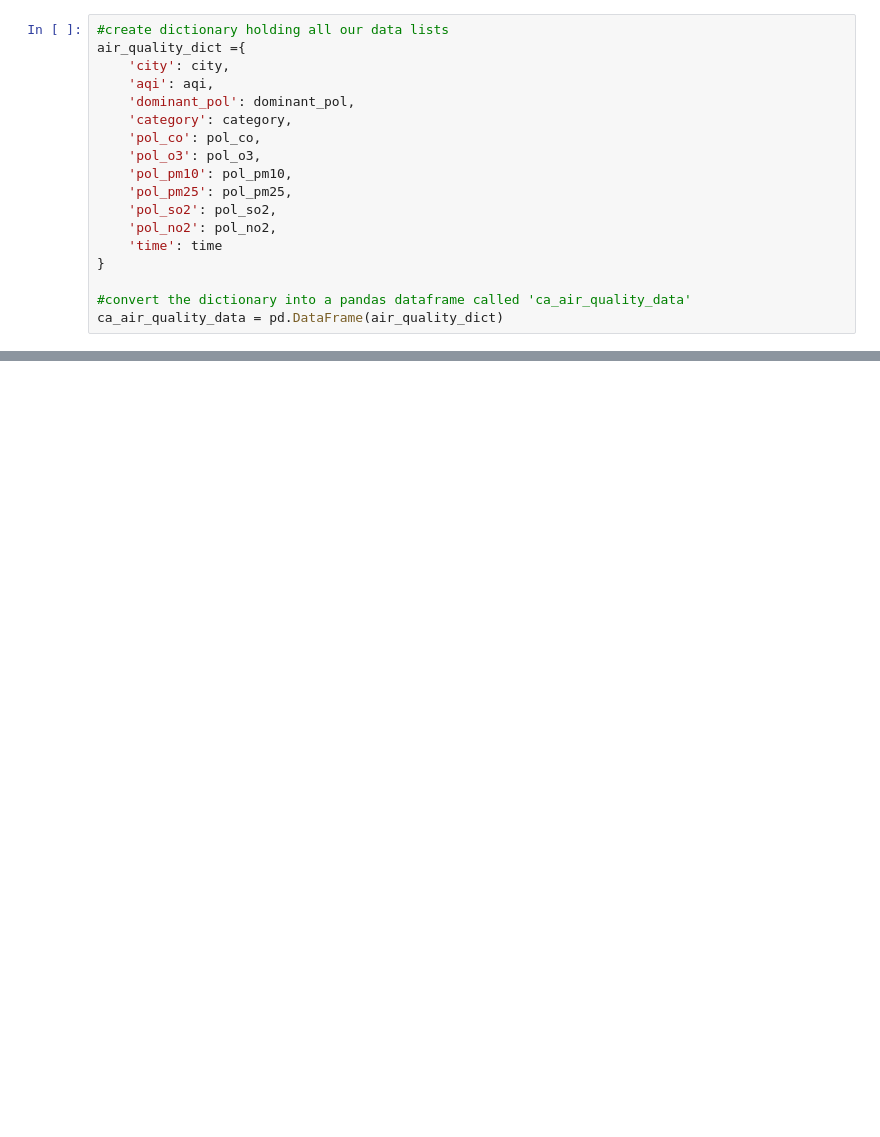
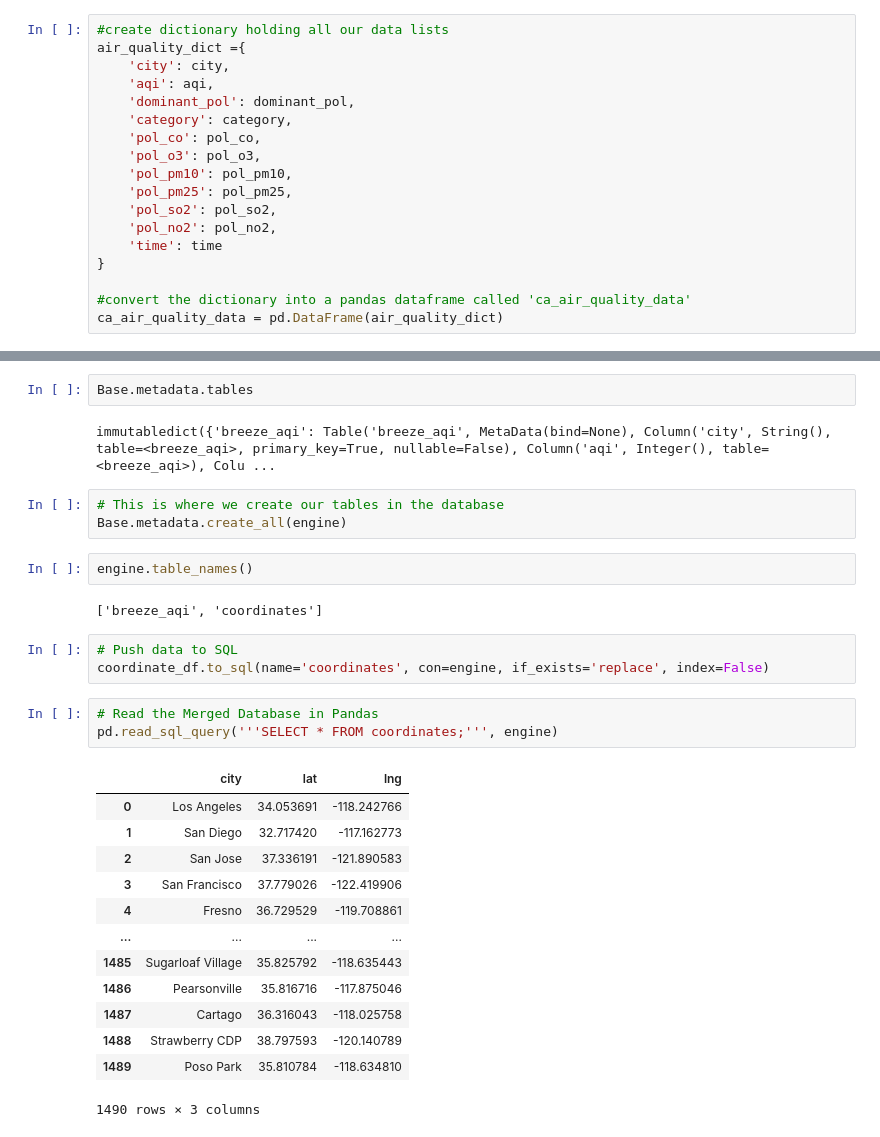
Before and after one commit to medinachuck/AQI-Dashboard, a Jupyter notebook: breezometer_api_requests.ipynb, the cells around one changed output, grey strips where cells are left out. Cells and saved outputs as stored; diff of their text form; blank space fills up the shorter version.

```diff
--- a/breezometer_api_requests.ipynb
+++ b/breezometer_api_requests.ipynb
@@ -116,0 +232,31 @@ ca_air_quality_data = pd.DataFrame(air_quality_dict)
+# %%
+Base.metadata.tables
+# %% [output]
+immutabledict({'breeze_aqi': Table('breeze_aqi', MetaData(bind=None), Column('city', String(), table=<breeze_aqi>, primary_key=True, nullable=False), Column('aqi', Integer(), table=<breeze_aqi>), Colu ...
+# %%
+# This is where we create our tables in the database
+Base.metadata.create_all(engine)
+# %%
+engine.table_names()
+# %% [output]
+['breeze_aqi', 'coordinates']
+# %%
+# Push data to SQL
+coordinate_df.to_sql(name='coordinates', con=engine, if_exists='replace', index=False)
+# %%
+# Read the Merged Database in Pandas
+pd.read_sql_query('''SELECT * FROM coordinates;''', engine)
+# %% [output]
+|  | city | lat | lng |
+| 0 | Los Angeles | 34.053691 | -118.242766 |
+| 1 | San Diego | 32.717420 | -117.162773 |
+| 2 | San Jose | 37.336191 | -121.890583 |
+| 3 | San Francisco | 37.779026 | -122.419906 |
+| 4 | Fresno | 36.729529 | -119.708861 |
+| ... | ... | ... | ... |
+| 1485 | Sugarloaf Village | 35.825792 | -118.635443 |
+| 1486 | Pearsonville | 35.816716 | -117.875046 |
+| 1487 | Cartago | 36.316043 | -118.025758 |
+| 1488 | Strawberry CDP | 38.797593 | -120.140789 |
+| 1489 | Poso Park | 35.810784 | -118.634810 |
+1490 rows × 3 columns
```
Also changed, not shown: parts of 17 cells of this notebook, 1 other file.
